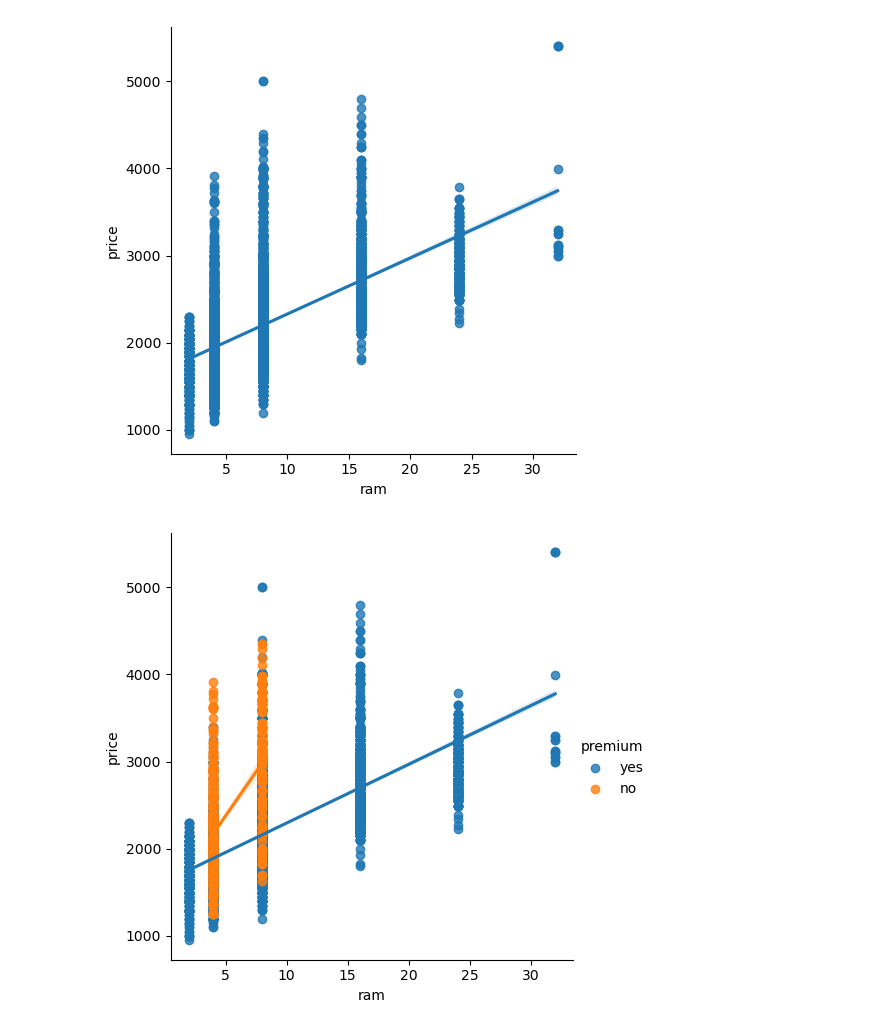
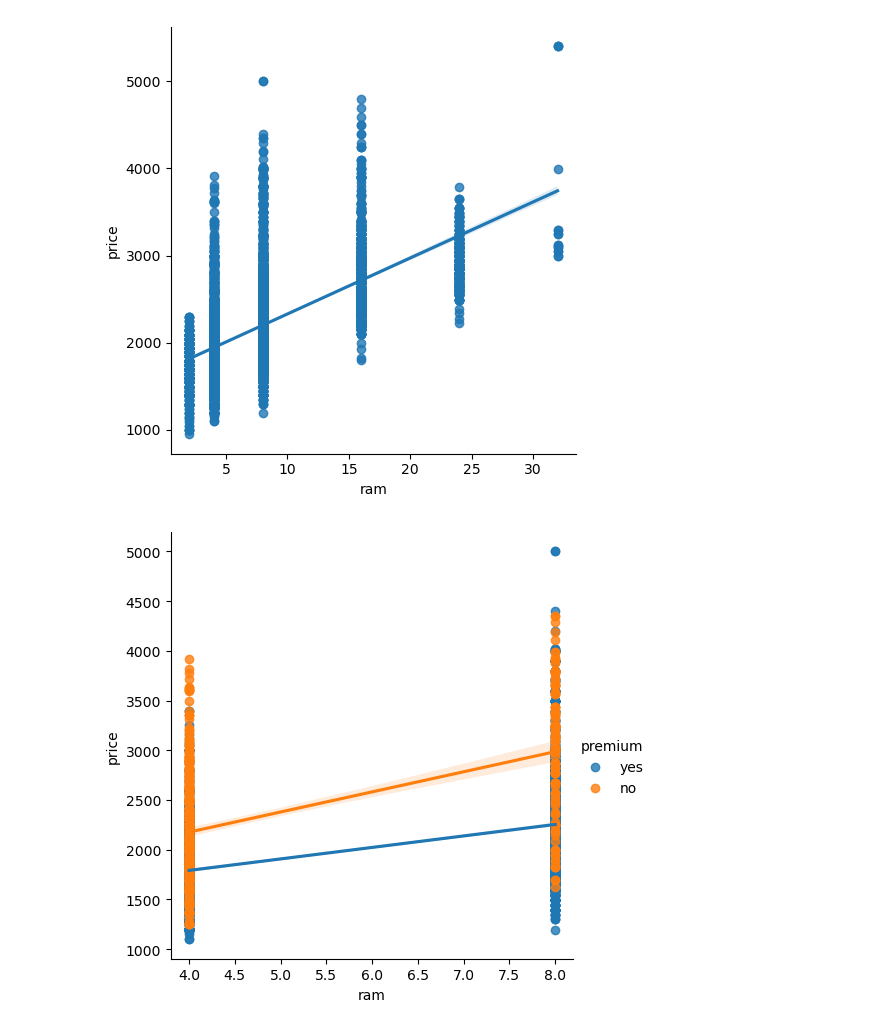
Before and after one commit to Camiloesp/PythonDataScience_SupervisedML, a Jupyter notebook: Regression_and_Forecasting/Assignments/01_EDA_assignments.ipynb, the cells around one changed output. Drawn from its saved outputs; the diff is of its cells as text; code cells hidden in the pictures.

```diff
--- a/Regression_and_Forecasting/Assignments/01_EDA_assignments.ipynb
+++ b/Regression_and_Forecasting/Assignments/01_EDA_assignments.ipynb
@@ -121,6 +121,6 @@ sns.lmplot(computers, x='ram', y='price');
 # %% [output]
 [figure]
 # %%
-sns.lmplot(computers, x='ram', y='price', hue='premium');
+sns.lmplot(computers.query('3 < ram < 11'), x='ram', y='price', hue='premium');
 # %% [output]
-[figure, old version]
+[figure, new version]
```
Also changed, not shown: 3 other files.
